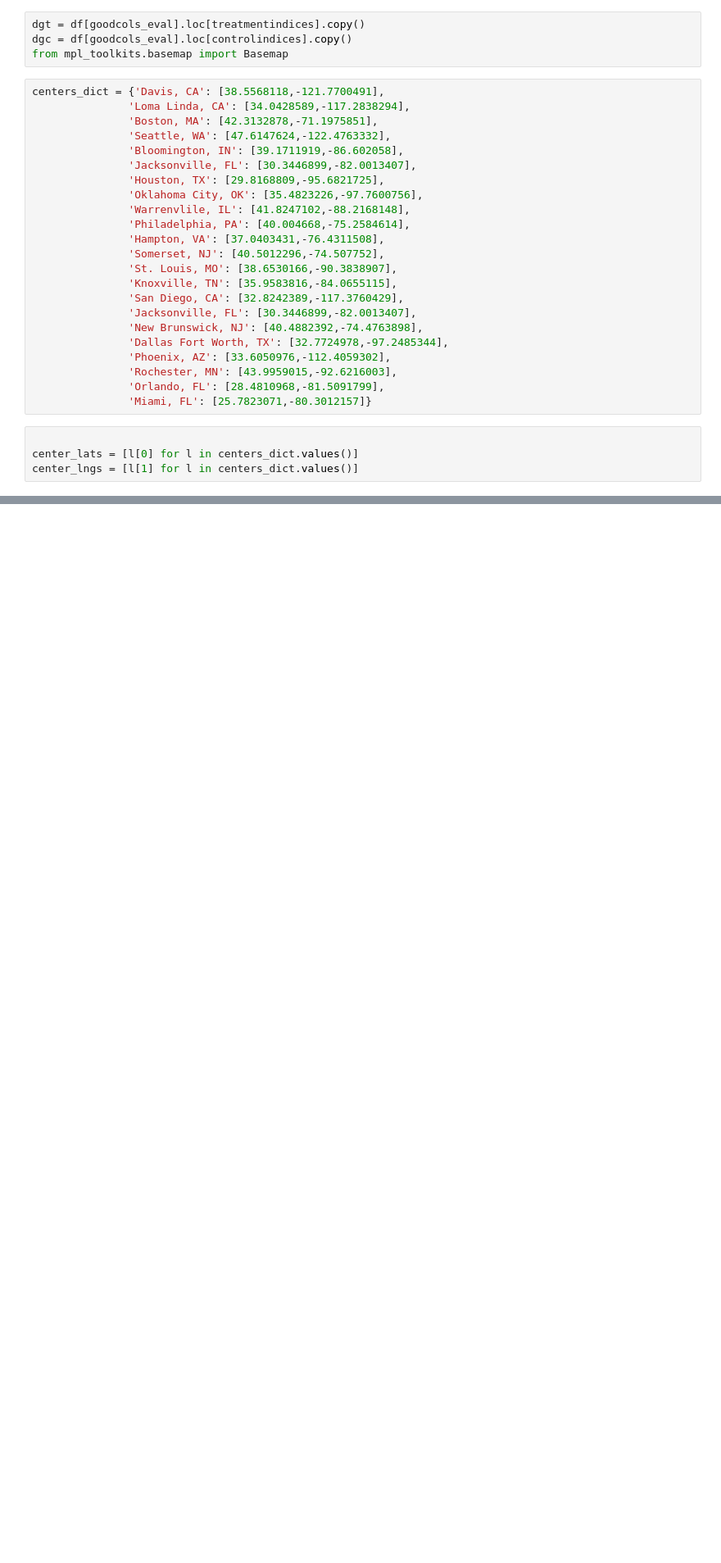
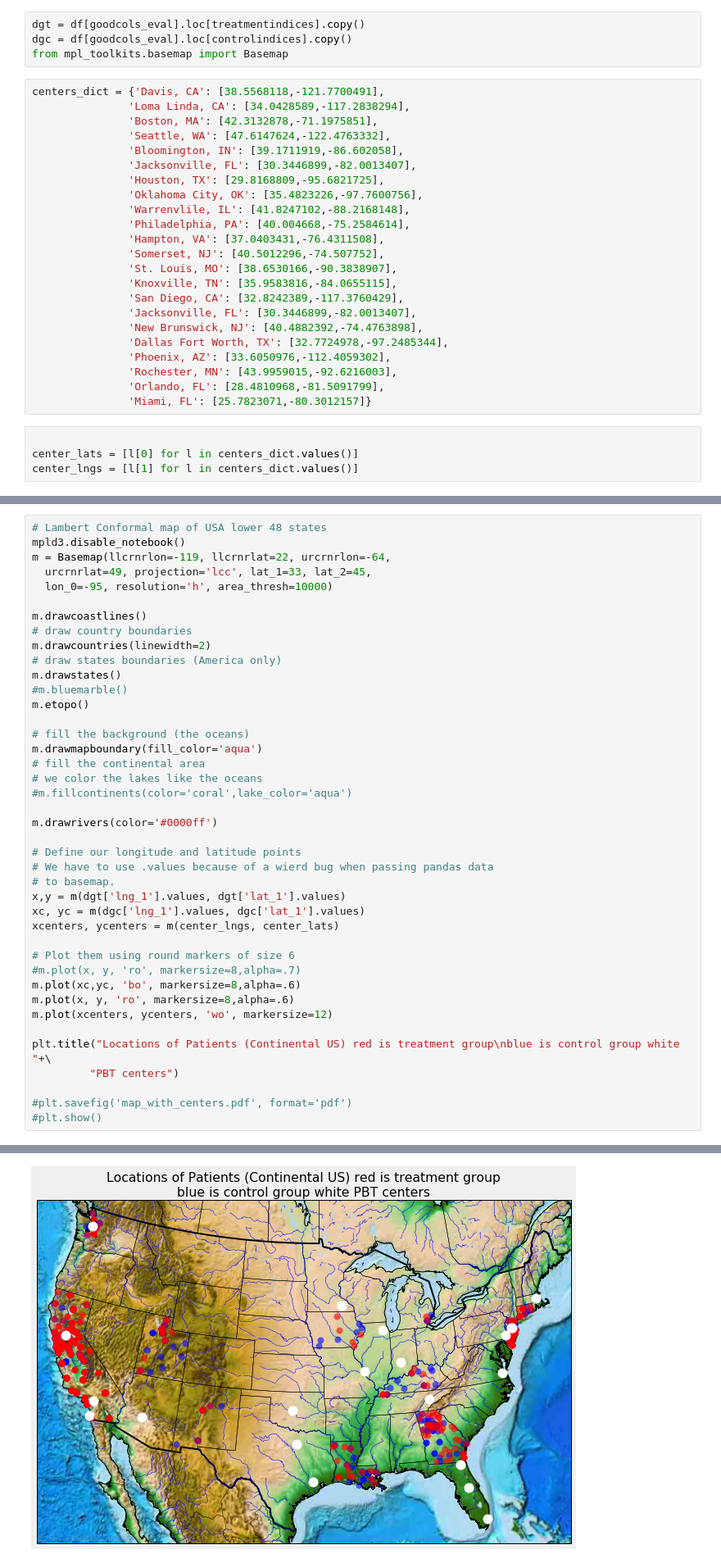
Before and after one commit to doolingdavid/IBA, a Jupyter notebook: IBASEPT2016.ipynb, the cells around one changed output, grey strips where cells are left out. Shown at 82% size. Cells and saved outputs as stored; diff of their text form; blank space fills up the shorter version.

```diff
--- a/IBASEPT2016.ipynb
+++ b/IBASEPT2016.ipynb
@@ -991,0 +1013,42 @@ center_lngs = [l[1] for l in centers_dict.values()]
+# %%
+# Lambert Conformal map of USA lower 48 states
+mpld3.disable_notebook()
+m = Basemap(llcrnrlon=-119, llcrnrlat=22, urcrnrlon=-64,
+  urcrnrlat=49, projection='lcc', lat_1=33, lat_2=45,
+  lon_0=-95, resolution='h', area_thresh=10000)
+
+m.drawcoastlines()
+# draw country boundaries
+m.drawcountries(linewidth=2)
+# draw states boundaries (America only)
+m.drawstates()
+#m.bluemarble()
+m.etopo()
+
+# fill the background (the oceans)
+m.drawmapboundary(fill_color='aqua')
+# fill the continental area
+# we color the lakes like the oceans
+#m.fillcontinents(color='coral',lake_color='aqua')
+
+m.drawrivers(color='#0000ff')
+
+# Define our longitude and latitude points
+# We have to use .values because of a wierd bug when passing pandas data
+# to basemap.
+x,y = m(dgt['lng_1'].values, dgt['lat_1'].values)
+xc, yc = m(dgc['lng_1'].values, dgc['lat_1'].values)
+xcenters, ycenters = m(center_lngs, center_lats)
+
+# Plot them using round markers of size 6
+#m.plot(x, y, 'ro', markersize=8,alpha=.7)
+m.plot(xc,yc, 'bo', markersize=8,alpha=.6)
+m.plot(x, y, 'ro', markersize=8,alpha=.6)
+m.plot(xcenters, ycenters, 'wo', markersize=12)
+
+plt.title("Locations of Patients (Continental US) red is treatment group\nblue is control group white "+\
+         "PBT centers")
+
+#plt.savefig('map_with_centers.pdf', format='pdf')
+#plt.show()
+# %% [output]
@@ -991,0 +1056 @@ center_lngs = [l[1] for l in centers_dict.values()]
+[figure, added]
```
Also changed, not shown: parts of 5 cells of this notebook.
